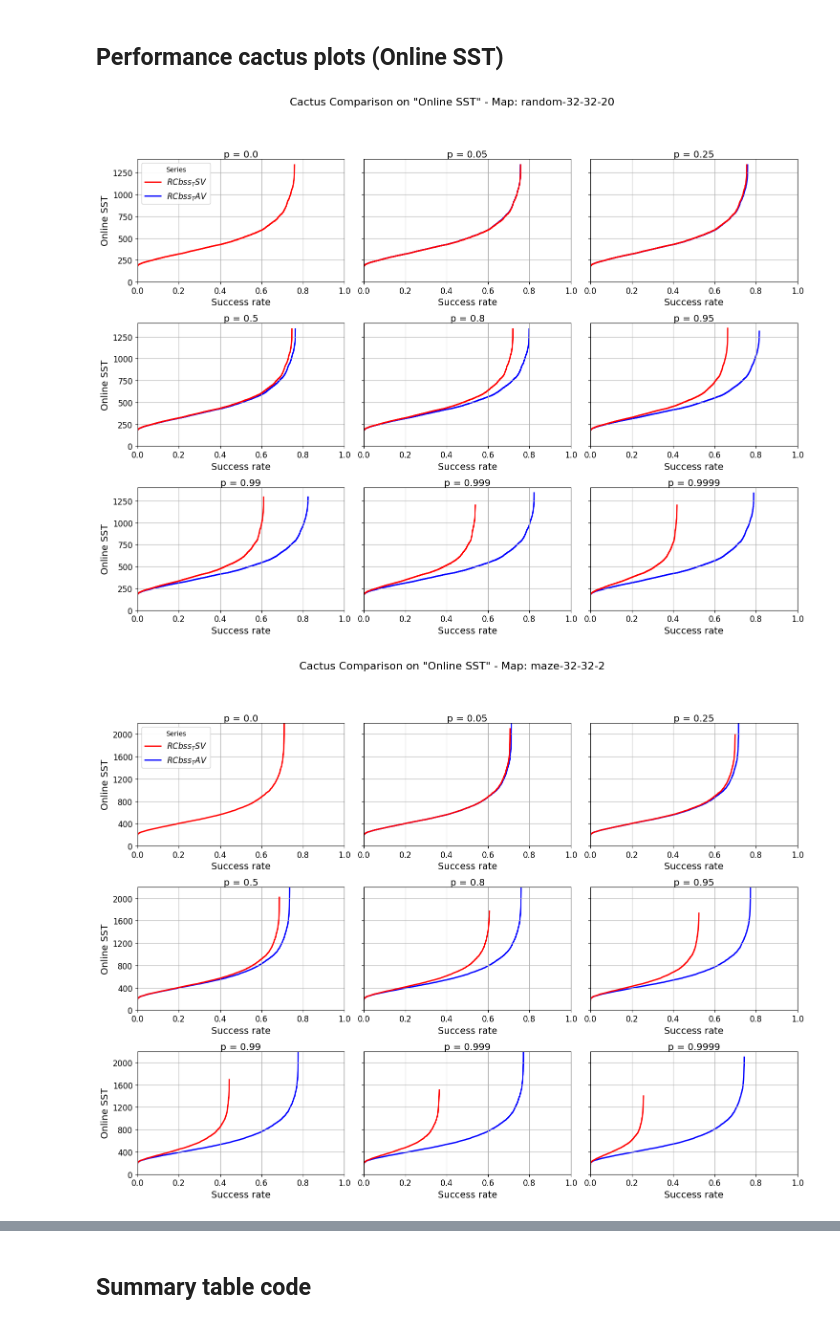
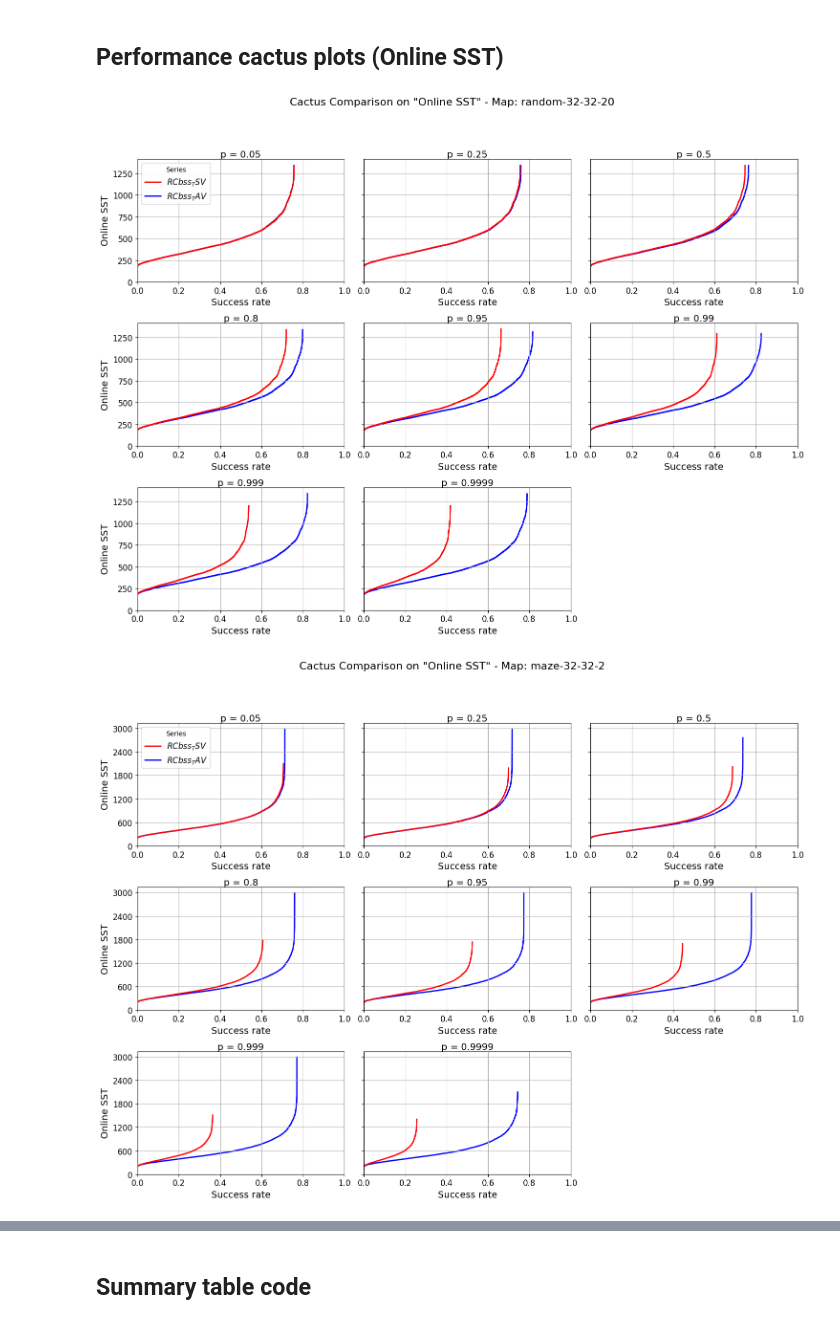
Before and after one commit to anonymousDD112233/RCbssAV, a Jupyter notebook: ExperimentalResults/Experiments_Charts.ipynb, the cells around one changed output, grey strips where cells are left out. Saved outputs shown, nothing was run; the diff lists cells and outputs as text; code cells hidden in the pictures.

```diff
--- a/ExperimentalResults/Experiments_Charts.ipynb
+++ b/ExperimentalResults/Experiments_Charts.ipynb
@@ -7,8 +7,8 @@ import pandas as pd
 import numpy as np
 import math
 
-RCbssTSV_path = "raw_data_RCbssTSV.csv"
-RCbssTAV_path = "raw_data_RCbssTAV.csv"
+RCbssTSV_path = "raw_data_RCbssTStrict_BaseLines.csv"
+RCbssTAV_path = "raw_data_RCbssTAnytime.csv"
 
 series_info = {
     r"$RCbss_{T}SV$": {"file": RCbssTSV_path, "color": "red"},
@@ -40,7 +40,7 @@ dfs = {name: load_and_prepare(info["file"]) for name, info in series_info.items(
 psafe_values = sorted({
     v for df in dfs.values()
     for v in df["psafe_num"].dropna().unique()
-})
+})[1:]
 
 def plot_cactus_for_metric(metric_col):
     is_prob_metric = (metric_col.lower().strip() == "min safe prob across plans")
@@ -50,6 +50,20 @@ def plot_cactus_for_metric(metric_col):
         n = len(psafe_values)
         if n == 0:
             continue
+
+        if is_prob_metric:
+            y_max_map = 1.0
+        else:
+            y_max_map = 0.0
+            for psafe in psafe_values:
+                for label in draw_order:
+                    df = dfs[label]
+                    if {"Map","psafe_num",metric_col}.issubset(df.columns):
+                        vals = df[(df["Map"] == map_name) & (df["psafe_num"] == psafe)][metric_col]
+                        vals = pd.to_numeric(vals, errors="coerce").dropna()
+                        if not vals.empty:
+                            y_max_map = max(y_max_map, vals.max())
+            y_max_map = max(1.0, y_max_map * 1.05)
 
         cols = 3
         rows = math.ceil(n / cols)
@@ -62,66 +76,61 @@ def plot_cactus_for_metric(metric_col):
 
         for idx, psafe in enumerate(psafe_values):
             ax = axes[idx]
-            max_val = 0.0
 
             for label in draw_order:
                 df = dfs[label]
-                if "Map" not in df.columns or "psafe_num" not in df.columns or metric_col not in df.columns:
-                    continue
+                if {"Map","psafe_num",metric_col}.issubset(df.columns):
+                    df_subset = df[(df["Map"] == map_name) & (df["psafe_num"] == psafe)]
+                    total_trials = len(df_subset)
+                    if total_trials == 0:
+                        continue
+                    df_valid = df_subset[df_subset[metric_col].notna()]
+                    if df_valid.empty:
+                        continue
 
-                df_subset = df[(df["Map"] == map_name) & (df["psafe_num"] == psafe)]
-                total_trials = len(df_subset)
-                if total_trials == 0:
-                    continue
+                    values = pd.to_numeric(df_valid[metric_col], errors="coerce").dropna().sort_values().reset_index(drop=True)
+                    x = get_success_x(total_trials, len(values))
 
-                df_valid = df_subset[df_subset[metric_col].notna()]
-                if df_valid.empty:
-                    continue
+                    line, = ax.plot(
+                        x, values,
+                        label=label,
+                        linewidth=2,
+                        color=series_info[label]["color"],
+                        zorder=zorder_map[label]
+                    )
+                    handles_map_global.setdefault(label, line)
 
-                values = df_valid[metric_col].astype(float).sort_values().reset_index(drop=True)
-                max_val = max(max_val, values.max())
-                x = get_success_x(total_trials, len(values))
-
-                line, = ax.plot(
-                    x, values,
-                    label=label,
-                    linewidth=2,
-                    color=series_info[label]["color"],
-                    zorder=zorder_map[label]
-                )
-                handles_map_global.setdefault(label, line)
-
-            y_max = 1.0 if is_prob_metric else max(1.0, max_val * 1.05)
             ax.set_title(f"p = {psafe}", pad=2, fontsize=14)
             ax.set_xlim(0, 1)
-            ax.set_ylim(0, y_max)
+            ax.set_ylim(0, y_max_map)
             ax.set_xticks(np.linspace(0, 1, 6))
             ax.yaxis.set_major_locator(ticker.MaxNLocator(nbins=6))
             ax.grid(True)
             ax.tick_params(axis='both', which='major', labelsize=12)
             ax.set_xlabel('Success rate', fontsize=14)
             if idx % cols == 0:
                 ax.set_ylabel(metric_col, fontsize=14)
 
         for j in range(n, len(axes)):
             fig.delaxes(axes[j])
 
         ordered = [lbl for lbl in legend_order if lbl in handles_map_global]
         if ordered:
             first_ax.legend(
                 [handles_map_global[lbl] for lbl in ordered],
                 ordered,
                 fontsize=12,
                 title="Series",
                 loc=legend_loc,
                 framealpha=0.9,
                 fancybox=True
             )
 
         plt.tight_layout(rect=[0, 0.03, 1, 0.93])
         plt.show()
 
+
 plot_cactus_for_metric("Online SST")
 # %% [output]
-[figure, old version]
+[figure, new version]
-[figure, old version]
+[figure, new version]
```
Also changed, not shown: parts of 4 cells of this notebook, 4 other files.
